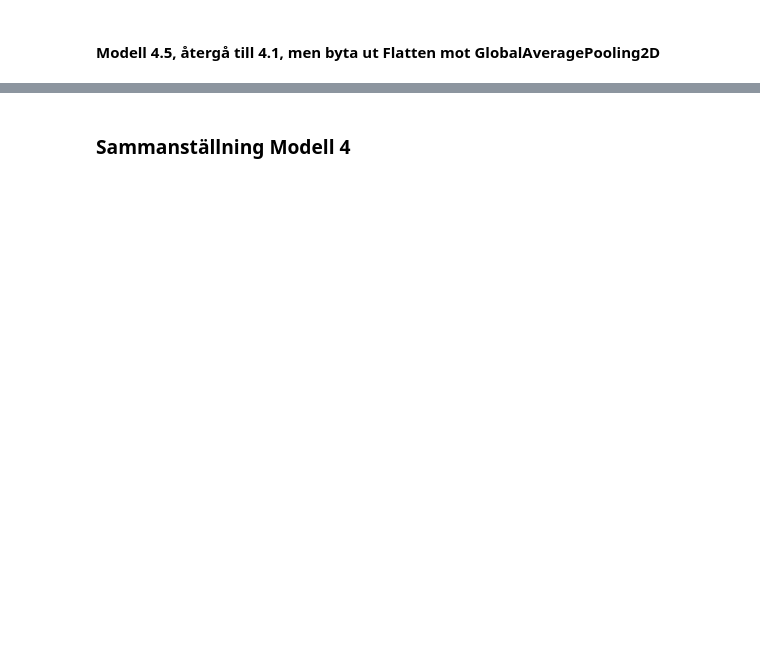
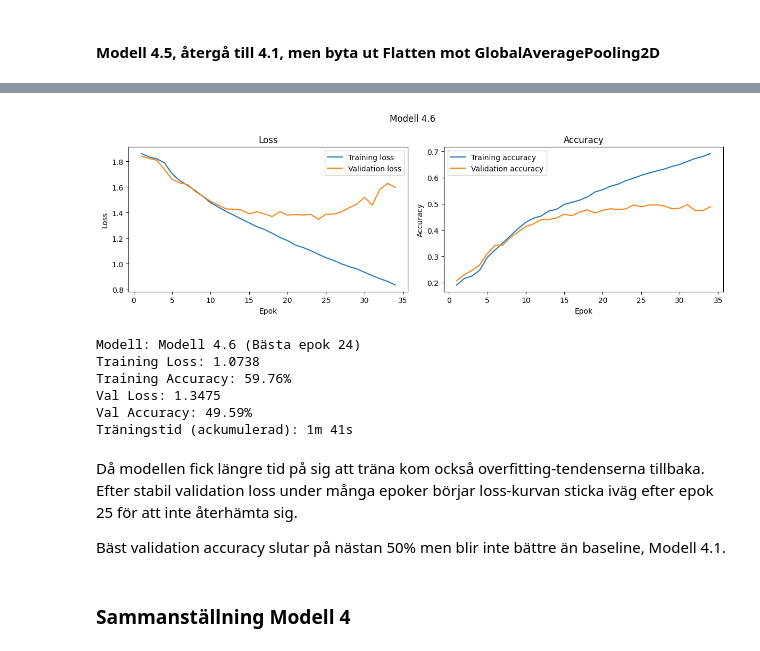
Before and after one commit to josefinoleryd/facial-expression-cnn, a Jupyter notebook: model-experiments-and-report.ipynb, the cells around one changed output, grey strips where cells are left out. Drawn from its saved outputs; the diff is of its cells as text; code cells hidden in the pictures; blank space fills up the shorter version.

```diff
--- a/model-experiments-and-report.ipynb
+++ b/model-experiments-and-report.ipynb
@@ -2324,4 +2489,21 @@ history_4_6, training_time_4_6 = train_model(
 # %%
 plot_history(history_4_6, title="Modell 4.6")
+
+model_4_6_result = get_best_epoch("Modell 4.6", history_4_6, training_time_4_6)
+
+for key, value in model_4_6_result.items():
+    print(f"{key}: {value}")
+# %% [output]
+[figure, added]
+Modell: Modell 4.6 (Bästa epok 24)
+Training Loss: 1.0738
+Training Accuracy: 59.76%
+Val Loss: 1.3475
+Val Accuracy: 49.59%
+Träningstid (ackumulerad): 1m 41s
+# %% [markdown]
+Då modellen fick längre tid på sig att träna kom också overfitting-tendenserna tillbaka. Efter stabil validation loss under många epoker börjar loss-kurvan sticka iväg efter epok 25 för att inte återhämta sig.
+
+Bäst validation accuracy slutar på nästan 50% men blir inte bättre än baseline, Modell 4.1.
 # %% [markdown]
 ### Sammanställning Modell 4
```
Also changed, not shown: parts of 59 cells of this notebook, 2 other files.
